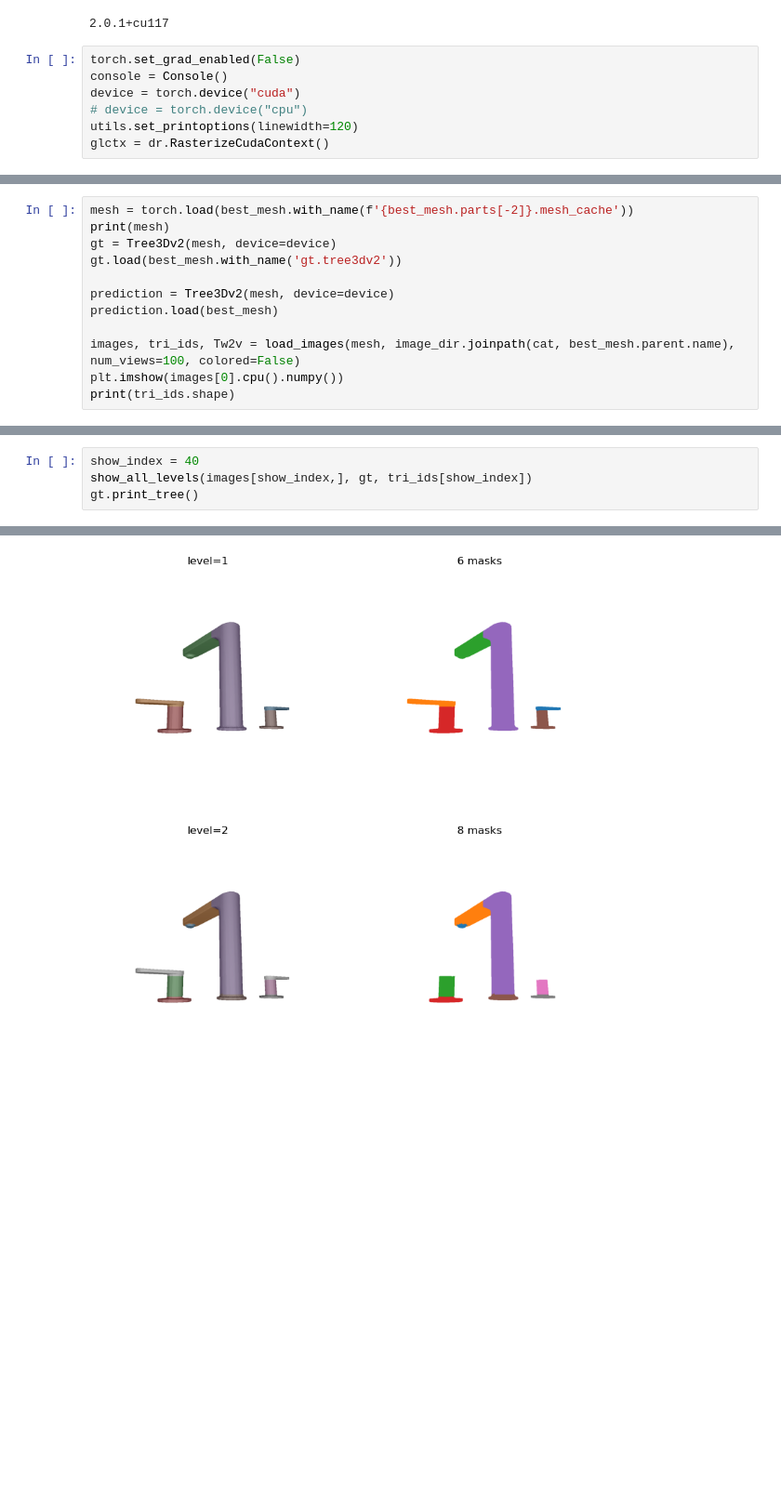
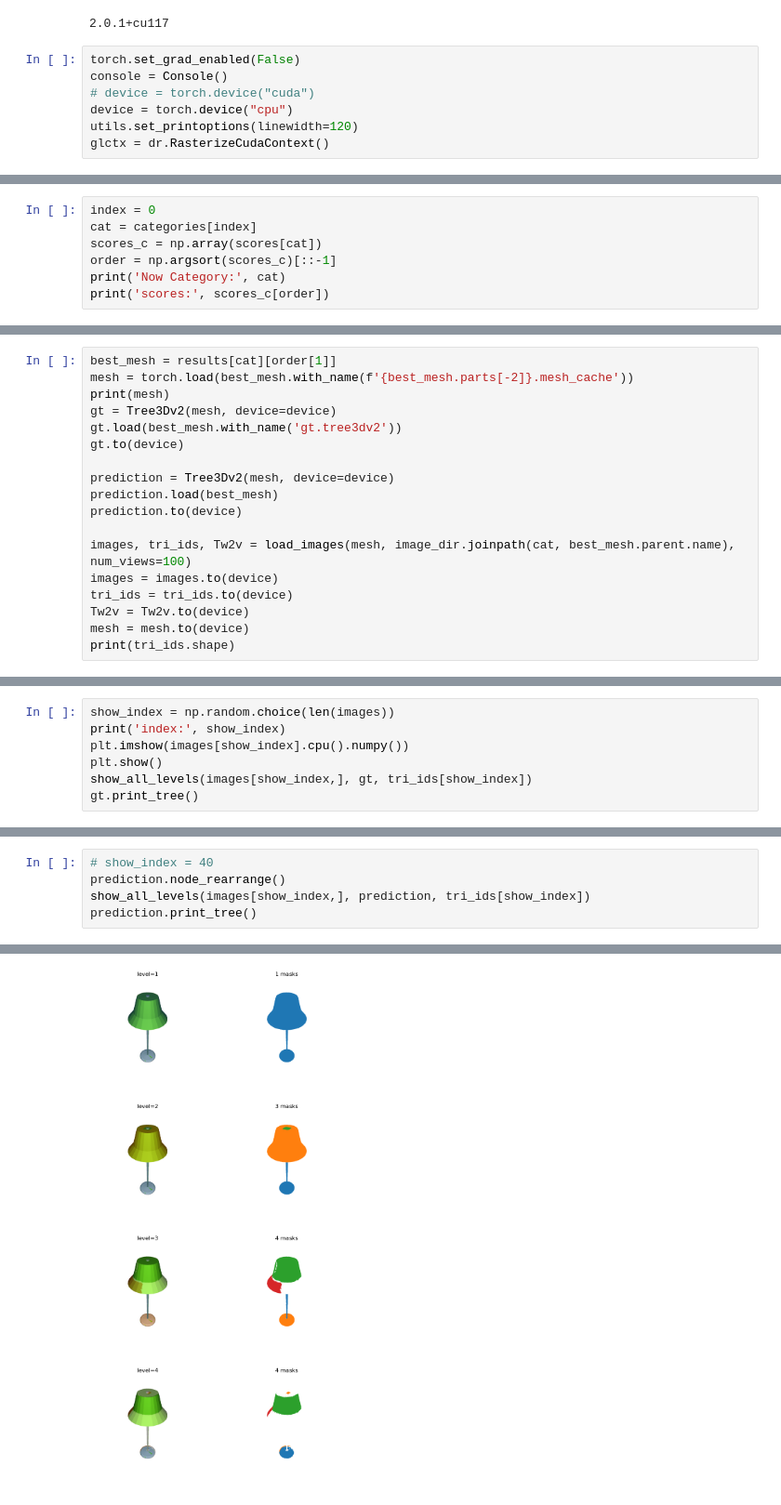
Before and after one commit to dnvtmf/OTS, a Jupyter notebook: paper/view_PartNet_results.ipynb, the cells around one changed output, grey strips where cells are left out. Shown: that part at 93% size. Saved outputs shown, nothing was run; the diff lists cells and outputs as text; blank space fills up the shorter version.

Commit message:
8.11 add various gnn; draw figures

```diff
--- a/paper/view_PartNet_results.ipynb
+++ b/paper/view_PartNet_results.ipynb
@@ -52,8 +39,8 @@ print(torch.__version__)
 # %%
 torch.set_grad_enabled(False)
 console = Console()
-device = torch.device("cuda")
-# device = torch.device("cpu")
+# device = torch.device("cuda")
+device = torch.device("cpu")
 utils.set_printoptions(linewidth=120)
 glctx = dr.RasterizeCudaContext()
 # %%
@@ -125,0 +170,7 @@ best mesh: /data5/wan/PartNet/Faucet/1933/my.tree3dv2 best score: 0.478670597076
+# %%
+index = 0
+cat = categories[index]
+scores_c = np.array(scores[cat])
+order = np.argsort(scores_c)[::-1]
+print('Now Category:', cat)
+print('scores:', scores_c[order])
@@ -126,13 +179,19 @@ best mesh: /data5/wan/PartNet/Faucet/1933/my.tree3dv2 best score: 0.478670597076
 # %%
+best_mesh = results[cat][order[1]]
 mesh = torch.load(best_mesh.with_name(f'{best_mesh.parts[-2]}.mesh_cache'))
 print(mesh)
 gt = Tree3Dv2(mesh, device=device)
 gt.load(best_mesh.with_name('gt.tree3dv2'))
+gt.to(device)
 
 prediction = Tree3Dv2(mesh, device=device)
 prediction.load(best_mesh)
+prediction.to(device)
 
-images, tri_ids, Tw2v = load_images(mesh, image_dir.joinpath(cat, best_mesh.parent.name), num_views=100, colored=False)
-plt.imshow(images[0].cpu().numpy())
+images, tri_ids, Tw2v = load_images(mesh, image_dir.joinpath(cat, best_mesh.parent.name), num_views=100)
+images = images.to(device)
+tri_ids = tri_ids.to(device)
+Tw2v = Tw2v.to(device)
+mesh = mesh.to(device)
 print(tri_ids.shape)
 # %% [output]
@@ -143,0 +202,7 @@ torch.Size([100, 1024, 1024])
+# %%
+show_index = np.random.choice(len(images))
+print('index:', show_index)
+plt.imshow(images[show_index].cpu().numpy())
+plt.show()
+show_all_levels(images[show_index,], gt, tri_ids[show_index])
+gt.print_tree()
@@ -144,6 +224,7 @@ torch.Size([100, 1024, 1024])
 # %%
-show_index = 40
-show_all_levels(images[show_index,], gt, tri_ids[show_index])
-gt.print_tree()
+# show_index = 40
+prediction.node_rearrange()
+show_all_levels(images[show_index,], prediction, tri_ids[show_index])
+prediction.print_tree()
 # %% [output]
 0: Tree Root
@@ -164,2 +244,2 @@ gt.print_tree()
-[figure, old version]
+[figure, new version]
 # %%
```
Also changed, not shown: parts of 13 cells of this notebook, 21 other files.
